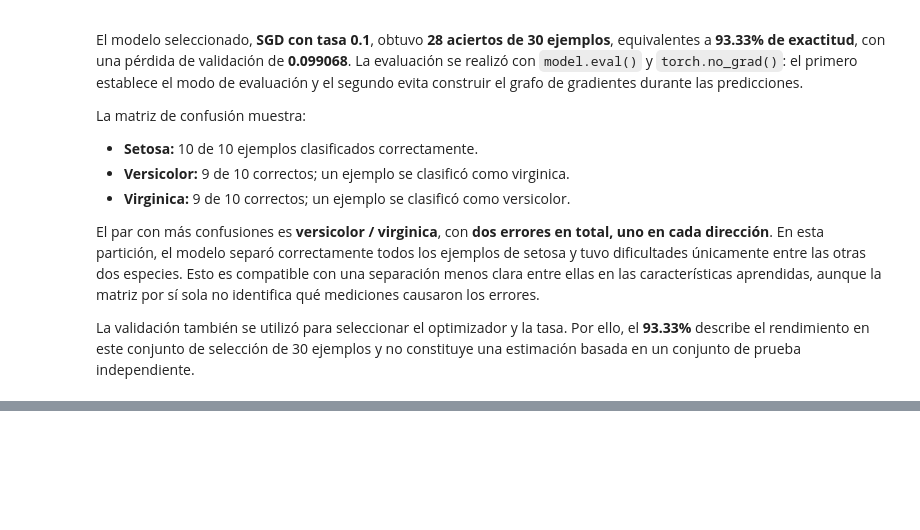
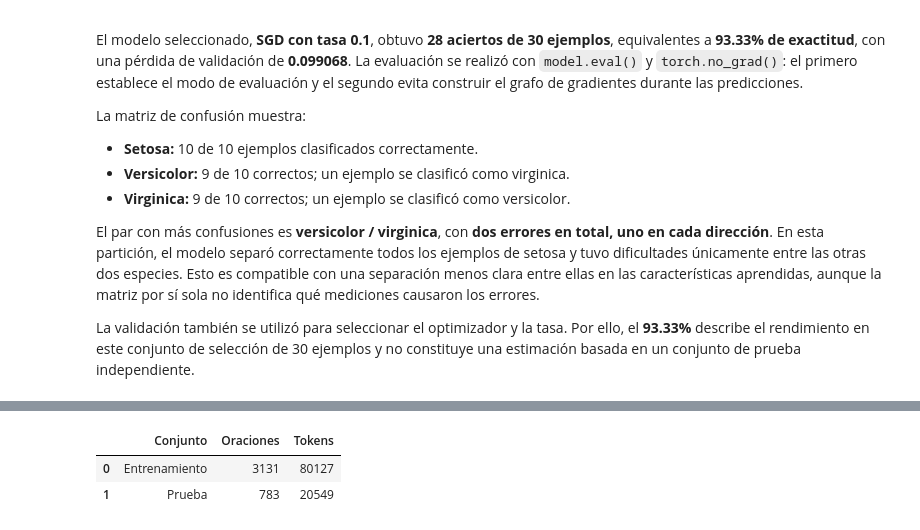
Before and after one commit to Jtanchezz/NLP, a Jupyter notebook: Lab8/lab8.ipynb, the cells around one changed output, grey strips where cells are left out. Saved outputs shown, nothing was run; the diff lists cells and outputs as text; code cells hidden in the pictures; blank space fills up the shorter version.

```diff
--- a/Lab8/lab8.ipynb
+++ b/Lab8/lab8.ipynb
@@ -828,0 +837,78 @@ La validación también se utilizó para seleccionar el optimizador y la tasa. P
+# %%
+import random
+import time
+import numpy as np
+import pandas as pd
+import matplotlib.pyplot as plt
+import nltk
+import torch
+from torch import nn
+from torch.utils.data import DataLoader
+from torch.nn.utils.rnn import pad_sequence, pack_padded_sequence, pad_packed_sequence
+from sklearn.model_selection import train_test_split
+from IPython.display import display
+
+SEMILLA_POS = 42
+random.seed(SEMILLA_POS)
+np.random.seed(SEMILLA_POS)
+torch.manual_seed(SEMILLA_POS)
+
+from pathlib import Path
+import ssl
+import certifi
+
+# Admitir ejecutar el notebook desde Lab8 o desde la raíz del repositorio.
+ruta_lab8 = Path.cwd() / "Lab8" if (Path.cwd() / "Lab8").is_dir() else Path.cwd()
+ruta_nltk = ruta_lab8 / ".nltk_data"
+ruta_nltk.mkdir(mode=0o700, exist_ok=True)
+if str(ruta_nltk) not in nltk.data.path:
+    nltk.data.path.insert(0, str(ruta_nltk))
+
+recursos_nltk = {
+    "treebank": "corpora/treebank",
+    "universal_tagset": "taggers/universal_tagset",
+}
+for recurso, ubicacion in recursos_nltk.items():
+    try:
+        nltk.data.find(ubicacion)
+        print(f"{recurso}: disponible localmente")
+    except LookupError:
+        # Usar certificados verificados; restaurar el contexto al terminar.
+        contexto_original = ssl._create_default_https_context
+        try:
+            ssl._create_default_https_context = lambda: ssl.create_default_context(
+                cafile=certifi.where()
+            )
+            nltk.download(recurso, download_dir=str(ruta_nltk),
+                          quiet=False, raise_on_error=True)
+        finally:
+            ssl._create_default_https_context = contexto_original
+        nltk.data.find(ubicacion)
+
+oraciones_pos = list(nltk.corpus.treebank.tagged_sents(tagset="universal"))
+train_pos, test_pos = train_test_split(oraciones_pos, test_size=0.2, random_state=SEMILLA_POS)
+
+# El vocabulario se construye solo con entrenamiento; se normaliza a minúsculas.
+PAD_PALABRA, UNK_PALABRA = 0, 1
+palabras_train = sorted({palabra.lower() for oracion in train_pos for palabra, _ in oracion})
+palabra_a_id = {"<PAD>": PAD_PALABRA, "<UNK>": UNK_PALABRA}
+palabra_a_id.update({palabra: i + 2 for i, palabra in enumerate(palabras_train)})
+# El relleno de etiquetas usa -100 y no es una clase predicha por el modelo.
+PAD_ETIQUETA = -100
+etiquetas_pos = sorted({etiqueta for oracion in train_pos for _, etiqueta in oracion})
+etiqueta_a_id = {etiqueta: i for i, etiqueta in enumerate(etiquetas_pos)}
+id_a_etiqueta = {i: etiqueta for etiqueta, i in etiqueta_a_id.items()}
+assert all(etiqueta in etiqueta_a_id for oracion in test_pos for _, etiqueta in oracion)
+
+tokens_test_pos = [palabra.lower() for oracion in test_pos for palabra, _ in oracion]
+oov_test_pos = sum(palabra not in palabra_a_id for palabra in tokens_test_pos)
+display(pd.DataFrame([
+    {"Conjunto": nombre, "Oraciones": len(datos), "Tokens": sum(len(o) for o in datos)}
+    for nombre, datos in [("Entrenamiento", train_pos), ("Prueba", test_pos)]
+]))
+print("Vocabulario (incluye PAD y UNK):", len(palabra_a_id))
+print("Etiquetas:", etiquetas_pos)
+print(f"Tokens desconocidos en prueba: {oov_test_pos}/{len(tokens_test_pos)} "
+      f"({oov_test_pos / len(tokens_test_pos):.2%})")
+print("Ejemplo de entrenamiento:", train_pos[0])
+# %% [output]
@@ -828,0 +917,3 @@ La validación también se utilizó para seleccionar el optimizador y la tasa. P
+|  | Conjunto | Oraciones | Tokens |
+| 0 | Entrenamiento | 3131 | 80127 |
+| 1 | Prueba | 783 | 20549 |
```
Also changed, not shown: parts of 20 cells of this notebook, 1 other file.
